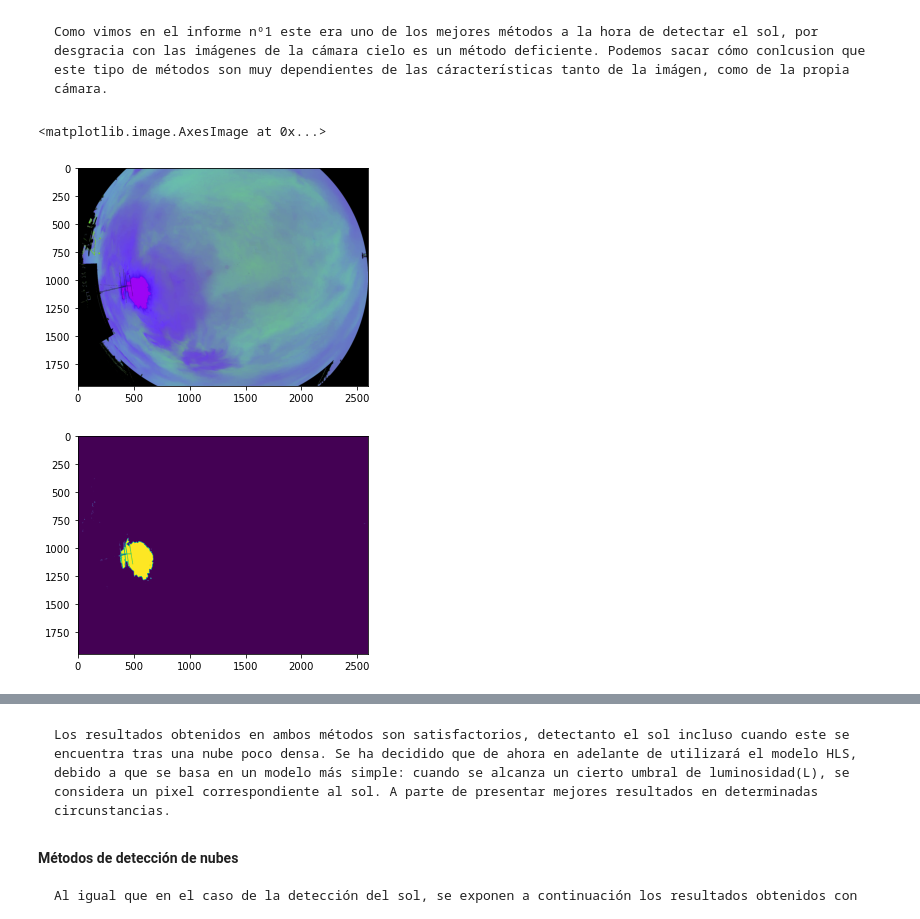
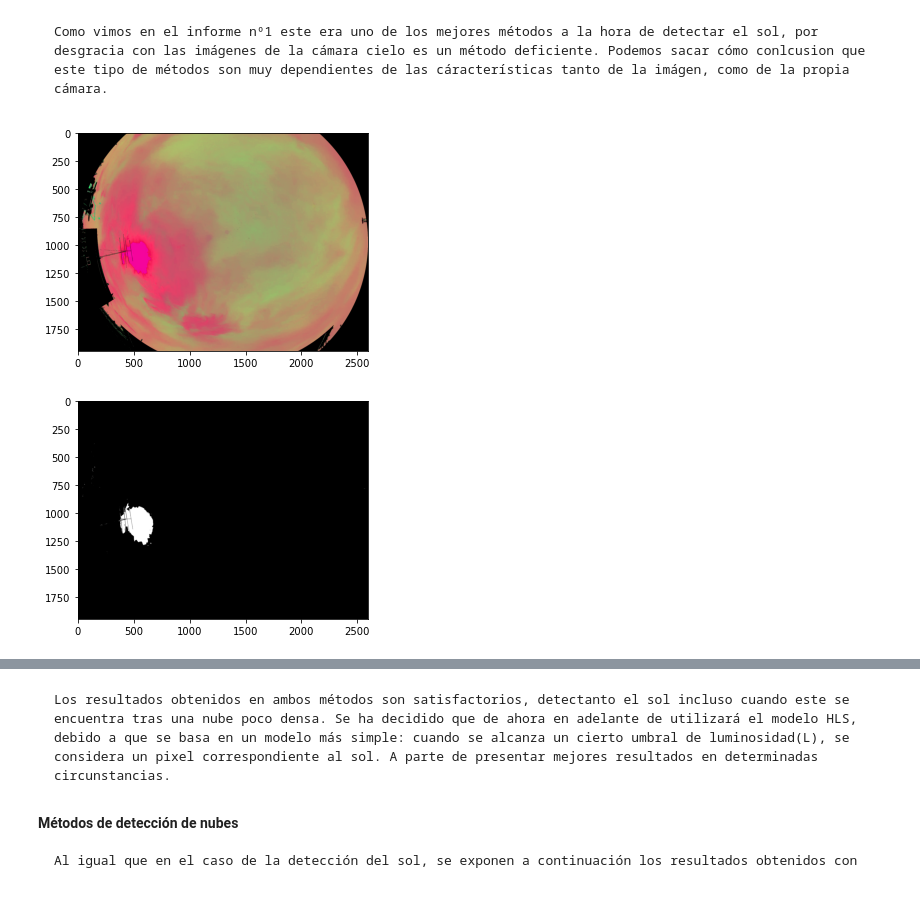
Before and after one commit to isi-ies-group/TFG-Camara-cielo, a Jupyter notebook: informe_2.ipynb, the cells around one changed output, grey strips where cells are left out. Drawn from its saved outputs; the diff is of its cells as text; code cells hidden in the pictures.

```diff
--- a/informe_2.ipynb
+++ b/informe_2.ipynb
@@ -230,22 +227,21 @@ plt.imshow(CSP)
 # %%
 # Método utilizando en modelo HSV
 img_hsv = cv2.cvtColor(img_proc, cv2.COLOR_BGR2HSV)
 H = img_hsv[:,:,0]
 S = img_hsv[:,:,1]
 V = img_hsv[:,:,2]
 
 condS = cv2.inRange(S, 0, 40)
 condV = cv2.inRange(V, 230, 255)
 mask_hsv = cv2.bitwise_and(condS, condV)
 
 plt.figure(1)
-plt.imshow(img_hsv)
+muestra_imagen(img_hsv)
 plt.figure(2)
-plt.imshow(mask_hsv)
+muestra_imagen(mask_hsv)
 # %% [output]
-<matplotlib.image.AxesImage at 0x...>
-[figure, old version]
+[figure, new version]
-[figure, old version]
+[figure, new version]
 # %%
 # Método utilizando en modelo HLS
 img_hls = cv2.cvtColor(img_proc, cv2.COLOR_BGR2HLS)
```
Also changed, not shown: parts of 16 cells of this notebook, 4 other files.
